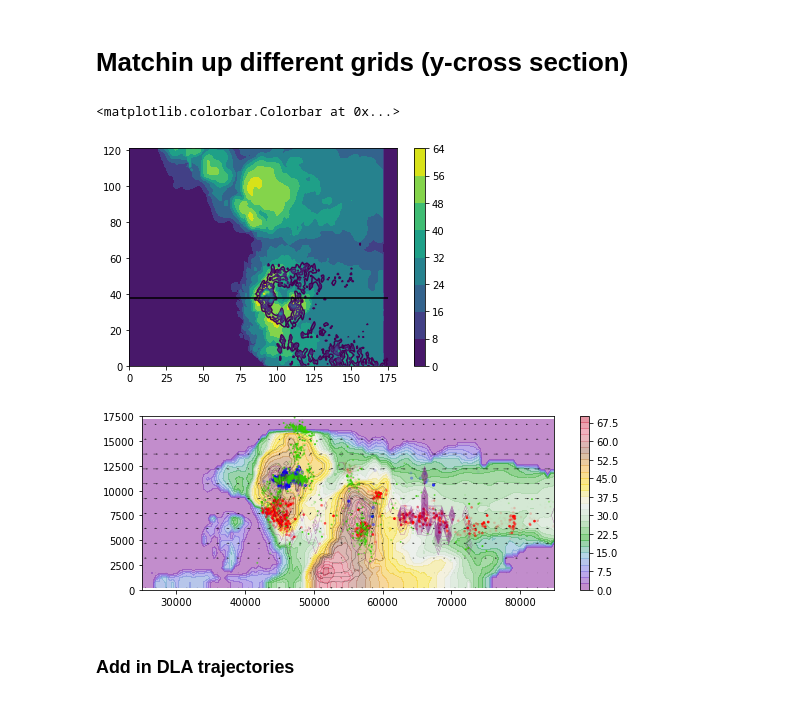
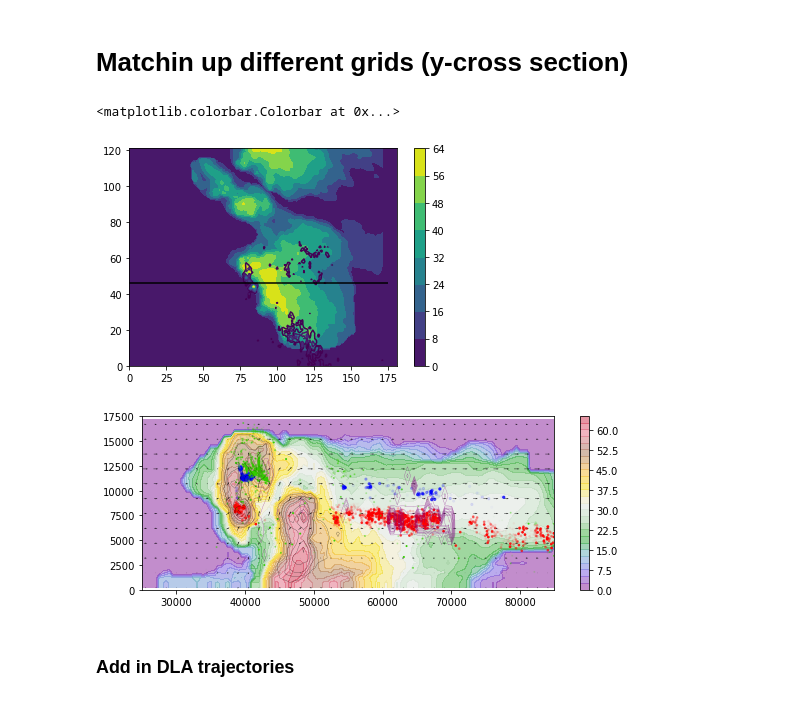
Before and after one commit to vbalderdash/varout_data, a Jupyter notebook: readout.ipynb, the cells around one changed output. Saved outputs shown, nothing was run; the diff lists cells and outputs as text; code cells hidden in the pictures.

```diff
--- a/readout.ipynb
+++ b/readout.ipynb
@@ -19,7 +19,7 @@ geo   = GeographicSystem()
 
 #### And pulling out the radar grid points for plotting later
 # %%
-filename = '/localdata/wind_analysis/sr12noxp_tdvar_2348_var.out'
+filename = '/localdata/wind_analysis/sr12noxp_tdvar_2333_var.out'
 
 dataf       = rf.outfile(filename)
 r,u,v,w     = dataf.read_data() # These are in z,y,x
@@ -79,7 +79,7 @@ all_counts = np.histogramdd(np.array([nxs,nys,nzs]).T,bins=abins)[0]
 p_counts   = np.histogramdd(np.array([nxs[poss],nys[poss],nzs[poss]]).T,bins=abins)[0]
 n_counts   = np.histogramdd(np.array([nxs[negs],nys[negs],nzs[negs]]).T,bins=abins)[0]
 # %%
-gridcell = 38
+gridcell = 46
 
 plt.contour(np.sum(all_counts,axis=2).T,20)
 plt.contourf(r[20])
@@ -165,13 +165,13 @@ for vari in DLAvariables:
 # %%
 mfrom0 = gridcell*dataf.dx
 
 plt.contour(np.sum(all_counts,axis=2).T,20)
-plt.contourf(r[20])
+plt.contourf(r[5])
 plt.hlines(mfrom0/dataf.dx,0,175)
 plt.colorbar()
 # %% [output]
 <matplotlib.colorbar.Colorbar at 0x...>
-[figure, old version]
+[figure, new version]
 # %%
 plt.figure(figsize=(8,3))
 
@@ -208,7 +208,7 @@ plt.xlim(50*dataf.dx,170*dataf.dx)
 plt.ylim(0,17500)
 plt.tight_layout()
 # %% [output]
-[figure, old version]
+[figure, new version]
 # %% [markdown]
 ### Add in DLA trajectories
 # %%
```
Also changed, not shown: parts of 17 cells of this notebook.
